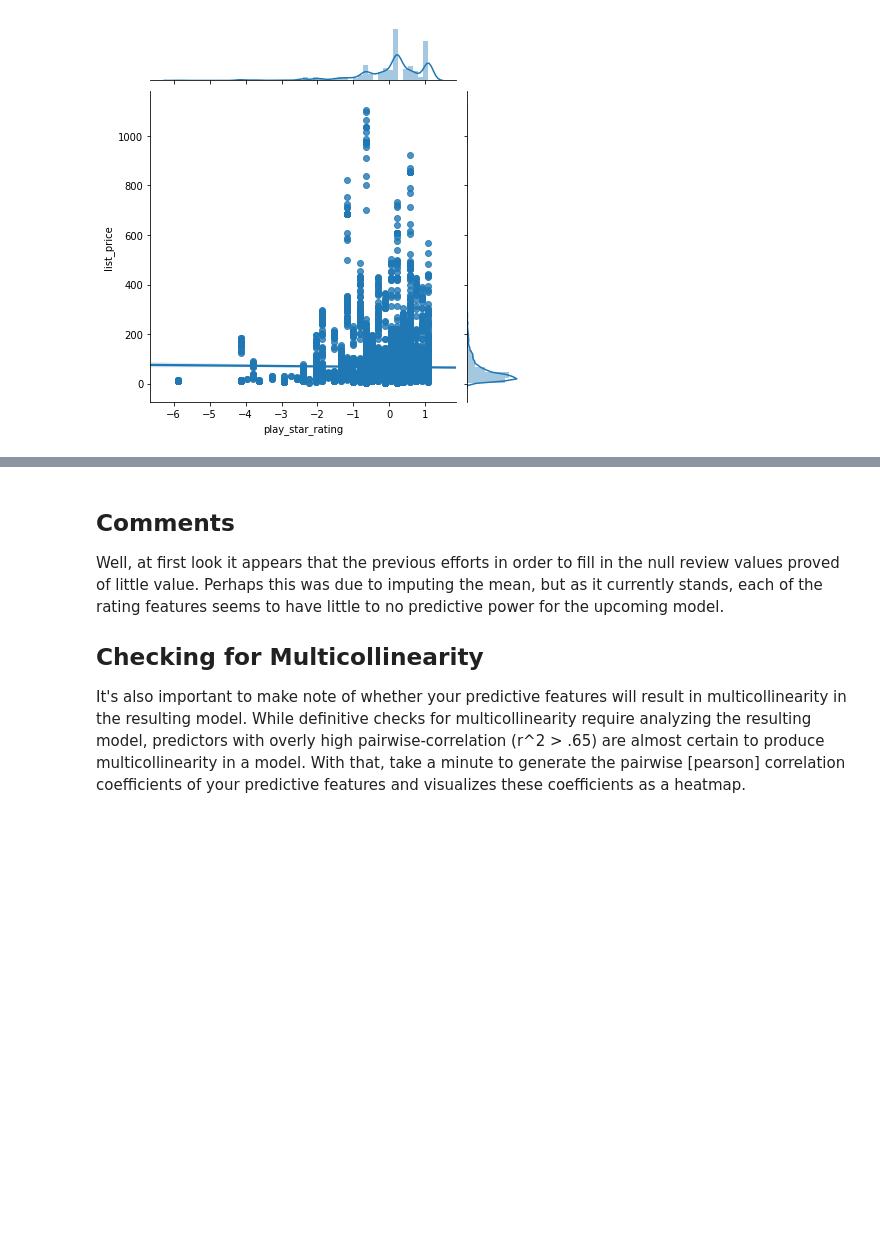
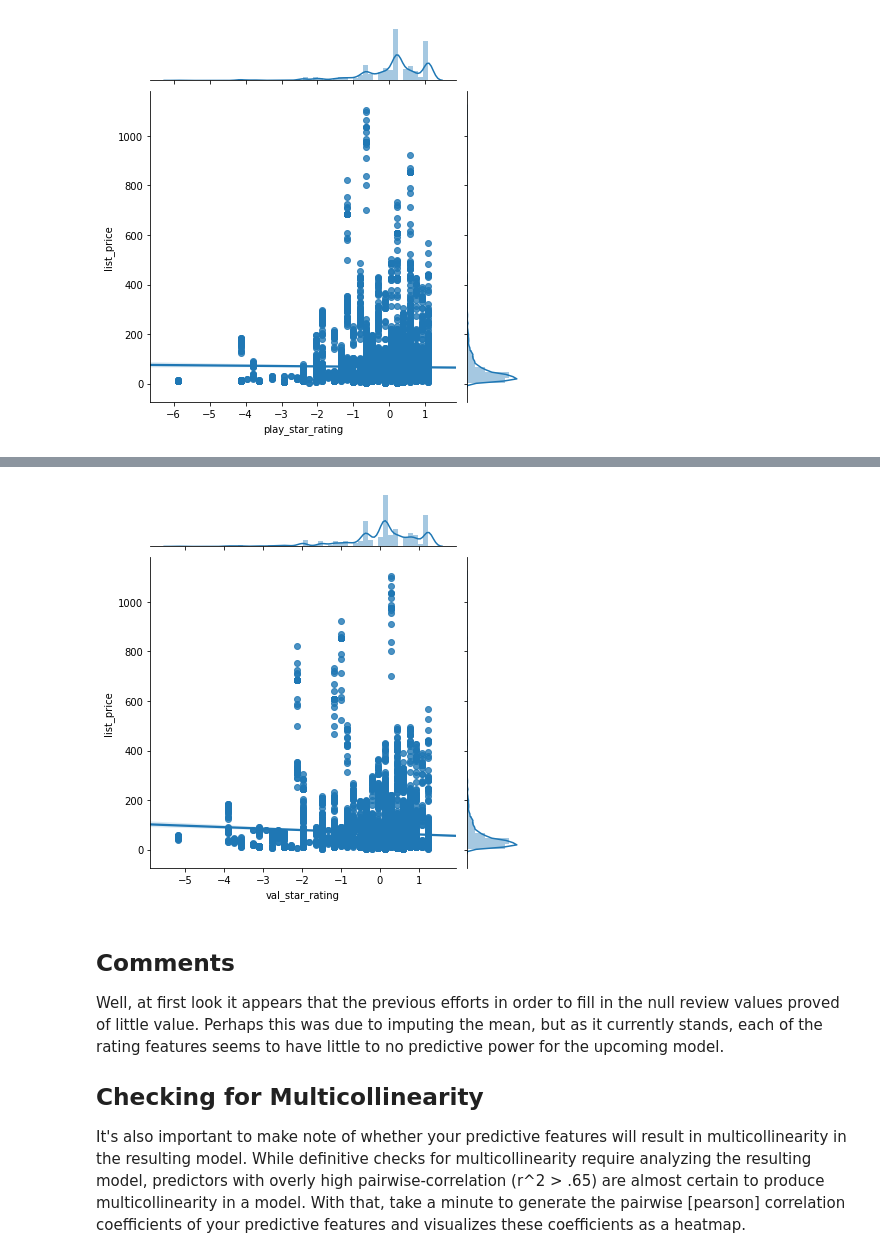
Before and after one commit to BSHaidar/dsc-exploring-your-data-lab-dc-ds-career-042219, a Jupyter notebook: index.ipynb, the cells around one changed output, grey strips where cells are left out. Saved outputs shown, nothing was run; the diff lists cells and outputs as text; code cells hidden in the pictures; blank space fills up the shorter version.

```diff
--- a/index.ipynb
+++ b/index.ipynb
@@ -79,3 +79,8 @@ sns.jointplot(x= 'star_rating', y= 'list_price', data=df, kind='reg');
+# %%
+#Your code here
+sns.jointplot(x= 'val_star_rating', y= 'list_price', data=df, kind='reg');
+# %% [output]
+[figure, added]
 # %% [markdown]
 ## Comments
 
```
Also changed, not shown: parts of 2 cells of this notebook.
